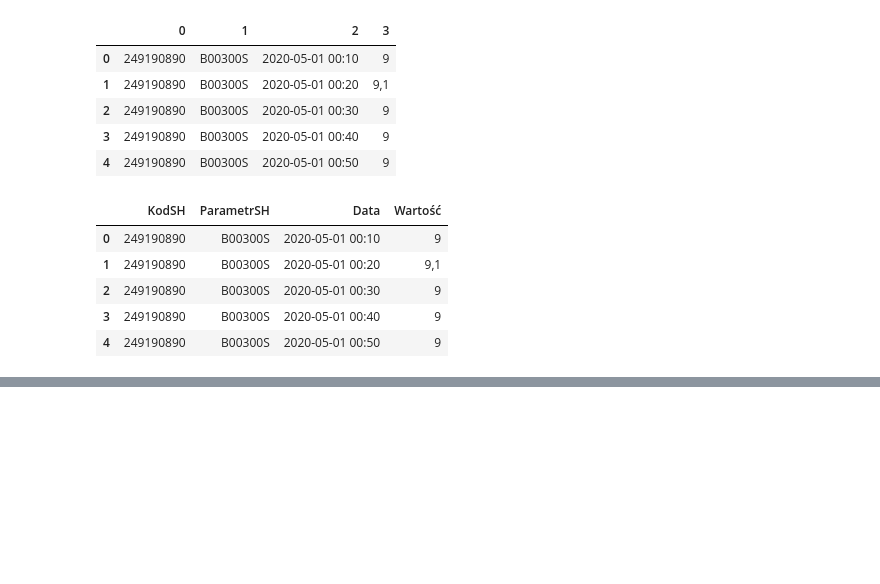
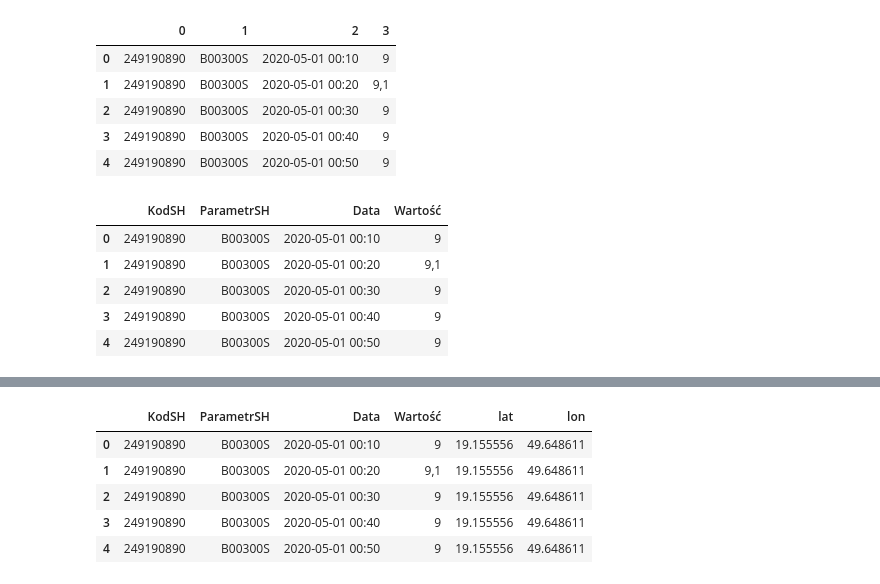
Before and after one commit to jakubGryzio/PAG_II, a Jupyter notebook: projekt1/projekt1.ipynb, the cells around one changed output, grey strips where cells are left out. Cells and saved outputs as stored; diff of their text form; code cells hidden in the pictures; blank space fills up the shorter version.

```diff
--- a/projekt1/projekt1.ipynb
+++ b/projekt1/projekt1.ipynb
@@ -146,0 +144,13 @@ datetime.datetime
+# %%
+data_station = pd.merge(df, meteo_station_wgs, left_on='KodSH', right_on='name')
+columns = list(data_station.columns)
+columns = columns[0:4] + columns[-2:len(columns)]
+data_station = data_station[columns]
+data_station.head()
+# %% [output]
+|  | KodSH | ParametrSH | Data | Wartość | lat | lon |
+| 0 | 249190890 | B00300S | 2020-05-01 00:10 | 9 | 19.155556 | 49.648611 |
+| 1 | 249190890 | B00300S | 2020-05-01 00:20 | 9,1 | 19.155556 | 49.648611 |
+| 2 | 249190890 | B00300S | 2020-05-01 00:30 | 9 | 19.155556 | 49.648611 |
+| 3 | 249190890 | B00300S | 2020-05-01 00:40 | 9 | 19.155556 | 49.648611 |
+| 4 | 249190890 | B00300S | 2020-05-01 00:50 | 9 | 19.155556 | 49.648611 |
```
Also changed, not shown: parts of 22 cells of this notebook.
